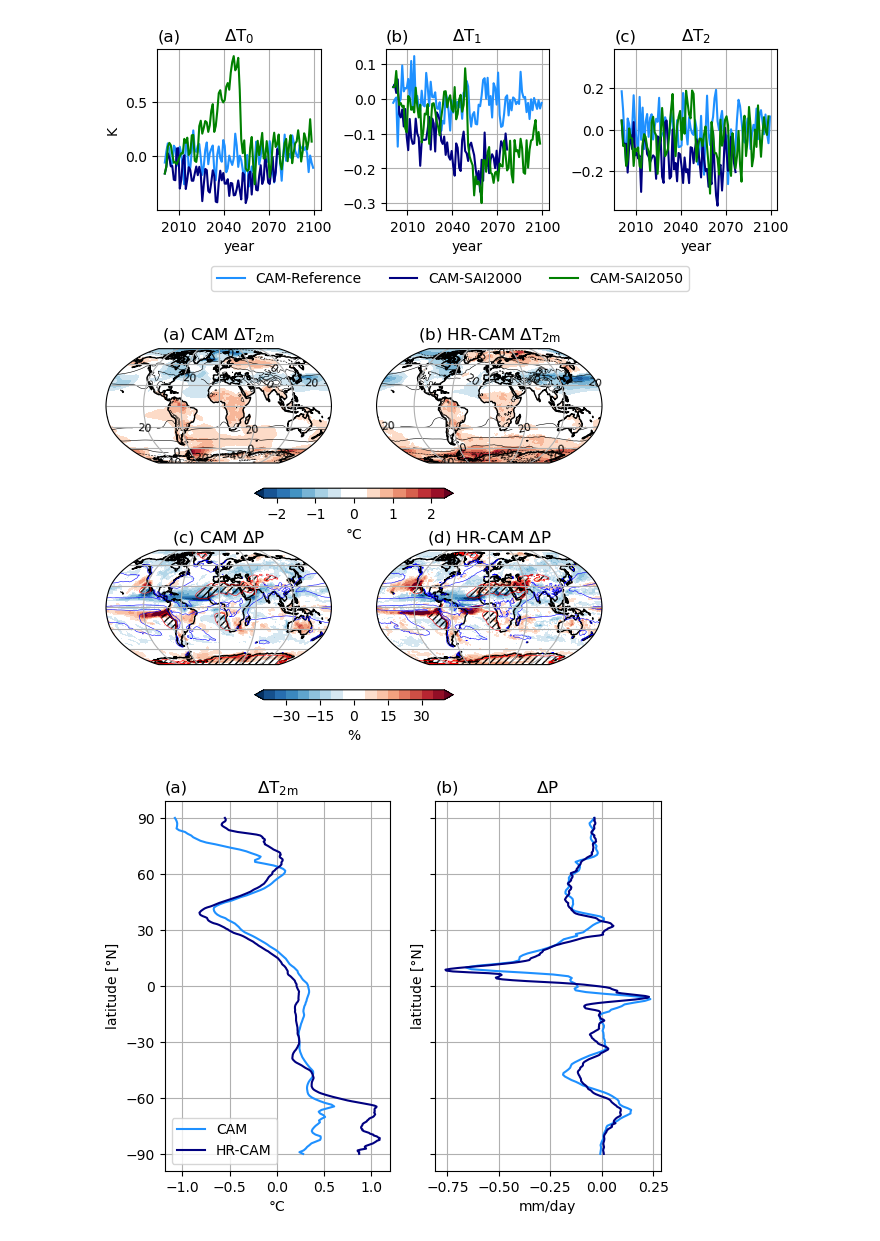
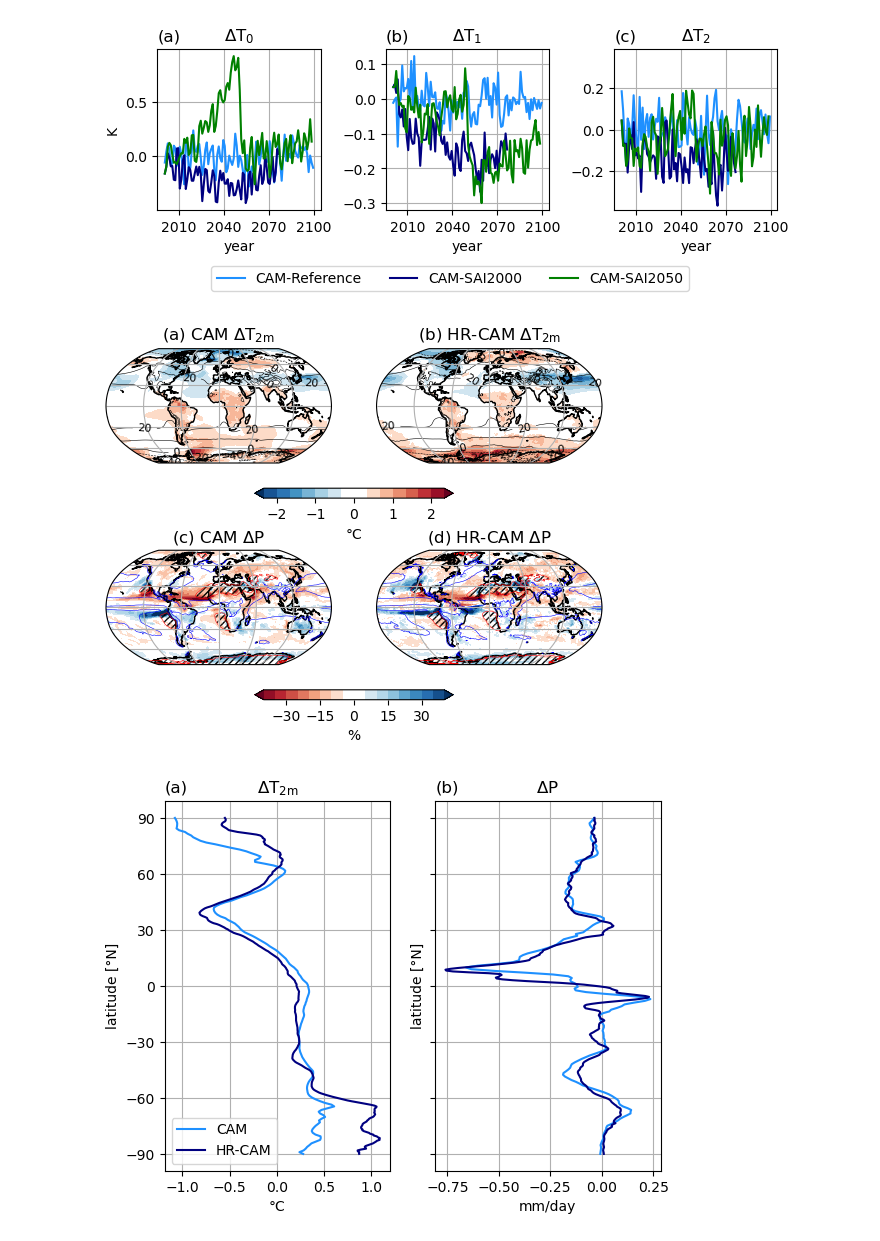
Before and after one commit to JdeJong96/CESM-CAM_SAI, a Jupyter notebook: results/CESM1.0.4results.ipynb, the cells around one changed output. Saved outputs shown, nothing was run; the diff lists cells and outputs as text; code cells hidden in the pictures.

Commit message:
revert colormap CESM1 pcip

```diff
--- a/results/CESM1.0.4results.ipynb
+++ b/results/CESM1.0.4results.ipynb
@@ -389,7 +389,7 @@ def ListedColorMap(cmap, N, white=False):
     return new_cmap
 # %%
 cfkwargs1 = {'transform':ccrs.PlateCarree(), 'levels':np.linspace(-7/3,7/3,15), 'cmap':ListedColorMap('RdBu_r',15, True), 'extend':'both', 'add_colorbar':False} # TREFHT maps
-cfkwargs2 = {'transform':ccrs.PlateCarree(), 'levels':np.arange(-40,40.1,5), 'cmap':ListedColorMap('RdBu_r',17,True), 'extend':'both', 'add_colorbar':False} # PRECT maps
+cfkwargs2 = {'transform':ccrs.PlateCarree(), 'levels':np.arange(-40,40.1,5), 'cmap':ListedColorMap('RdBu',17,True), 'extend':'both', 'add_colorbar':False} # PRECT maps
 cfkwargs3 = dict(hatches=['/////'], alpha=0, add_colorbar=False, transform=ccrs.PlateCarree()) # PRECT hatching
 cskwargs1 = dict(levels=range(-50,41,10), colors='k', linewidths=0.4, transform=ccrs.PlateCarree()) # TREFHT contours
 cskwargs2 = dict(levels=[0.5,4], colors=['r','b'], transform=ccrs.PlateCarree(), linewidths=0.4) # PRECT contours
@@ -415,34 +415,34 @@ ax3 = fig.add_subplot(223, projection=ccrs.Robinson())
 p3 = ((PRECT['cam.lr.sai50.f']-PRECT['cam.lr.spin.i'])/PRECT['cam.lr.spin.i']*100).plot.contourf(ax=ax3, **cfkwargs2)
 cs = (PRECT['cam.lr.spin.i']*fac).plot.contour(ax=ax3, **cskwargs2)
 ch = (PRECT['cam.lr.spin.i']*fac).where(PRECT['cam.lr.spin.i']*fac<cskwargs2['levels'][0], np.nan).plot.contourf(ax=ax3, **cfkwargs3)
 
 ax4 = fig.add_subplot(224, projection=ccrs.Robinson())
 p4 = ((PRECT['cam.mr.sai50.f']-PRECT['cam.mr.spin.i'])/PRECT['cam.mr.spin.i']*100).plot.contourf(ax=ax4, **cfkwargs2)
 cs = (PRECT['cam.mr.spin.i']*fac).plot.contour(ax=ax4, **cskwargs2)
 ch = (PRECT['cam.mr.spin.i']*fac).where(PRECT['cam.mr.spin.i']*fac<cskwargs2['levels'][0], np.nan).plot.contourf(ax=ax4, **cfkwargs3)
 
 
 ax1.set_title(r'(a) CAM $\Delta$T$_{2\mathrm{m}}$')
 ax2.set_title(r'(b) HR-CAM $\Delta$T$_{2\mathrm{m}}$')
 ax3.set_title(r'(c) CAM $\Delta$P')
 ax4.set_title(r'(d) HR-CAM $\Delta$P')
 for ax in (ax1,ax2,ax3,ax4):
     ax.gridlines()
     ax.coastlines()
 
 cb1 = fig.colorbar(p2, ax=[ax1,ax2], orientation='horizontal', shrink=0.4)
 cb1.ax.set_xlabel('°C')
 cb1.ax.set_xticks(range(-2,3,1))
 cb1.ax.set_xticks([], minor=True)
 
 cb2 = fig.colorbar(p4, ax=[ax3,ax4], orientation='horizontal', shrink=0.4)
 cb2.ax.set_xlabel('%')
 cb2.ax.set_xticks(np.arange(-30,31,15))
 cb2.ax.set_xticks([], minor=True)
 
 fig.savefig('figures/cesm1.TREFHT_PRECT.SAI-REF.pdf', bbox_inches='tight')
 # %% [output]
-[figure, old version]
+[figure, new version]
 # %%
 cols = ['orangered','firebrick','dodgerblue']
 labels = ['CAM5', 'HR-CAM5', 'WACCM1']
```
Also changed, not shown: 1 other file.
